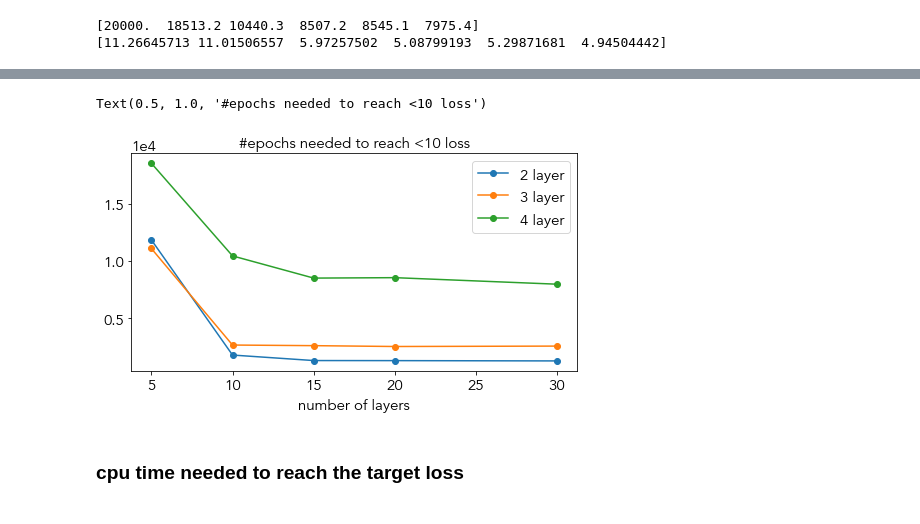
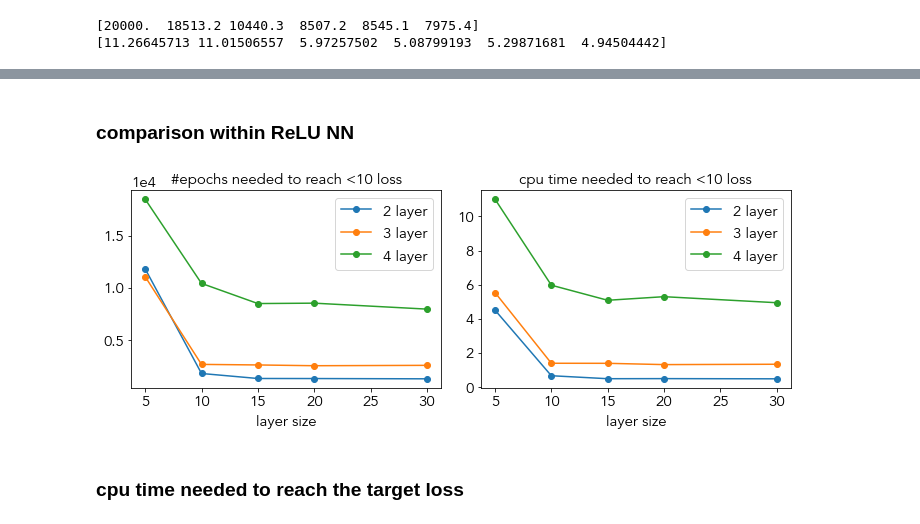
Before and after one commit to gengyuncong/deep_learning_hw, a Jupyter notebook: HW6_YG-v2.ipynb, the cells around one changed output, grey strips where cells are left out. Cells and saved outputs as stored; diff of their text form; code cells hidden in the pictures.

```diff
--- a/HW6_YG-v2.ipynb
+++ b/HW6_YG-v2.ipynb
@@ -567,13 +565,25 @@ print(np.mean(time_list6,axis=0))
+# %% [markdown]
+### comparison within ReLU NN
 # %%
-plt.figure(figsize=(8,4))
+plt.figure(figsize=(10,4))
+plt.subplot(1,2,1)
 plt.plot(layer_size_list[1:],np.mean(n_epoch_list4,axis=0)[1:],'o-',label='2 layer')
 plt.plot(layer_size_list[1:],np.mean(n_epoch_list5,axis=0)[1:],'o-',label='3 layer')
 plt.plot(layer_size_list[1:],np.mean(n_epoch_list6,axis=0)[1:],'o-', label='4 layer')
 plt.legend()
-plt.xlabel('number of layers')
+plt.xlabel('layer size')
 plt.title('#epochs needed to reach <10 loss')
+
+plt.subplot(1,2,2)
+plt.plot(layer_size_list[1:],np.mean(time_list4,axis=0)[1:],'o-',label='2 layer')
+plt.plot(layer_size_list[1:],np.mean(time_list5,axis=0)[1:],'o-',label='3 layer')
+plt.plot(layer_size_list[1:],np.mean(time_list6,axis=0)[1:],'o-', label='4 layer')
+plt.legend()
+plt.xlabel('layer size')
+plt.title('cpu time needed to reach <10 loss')
+
+plt.tight_layout()
 # %% [output]
-Text(0.5, 1.0, '#epochs needed to reach <10 loss')
-[figure, old version]
+[figure, new version]
 # %% [markdown]
 ### cpu time needed to reach the target loss
```
Also changed, not shown: parts of 9 cells of this notebook.
